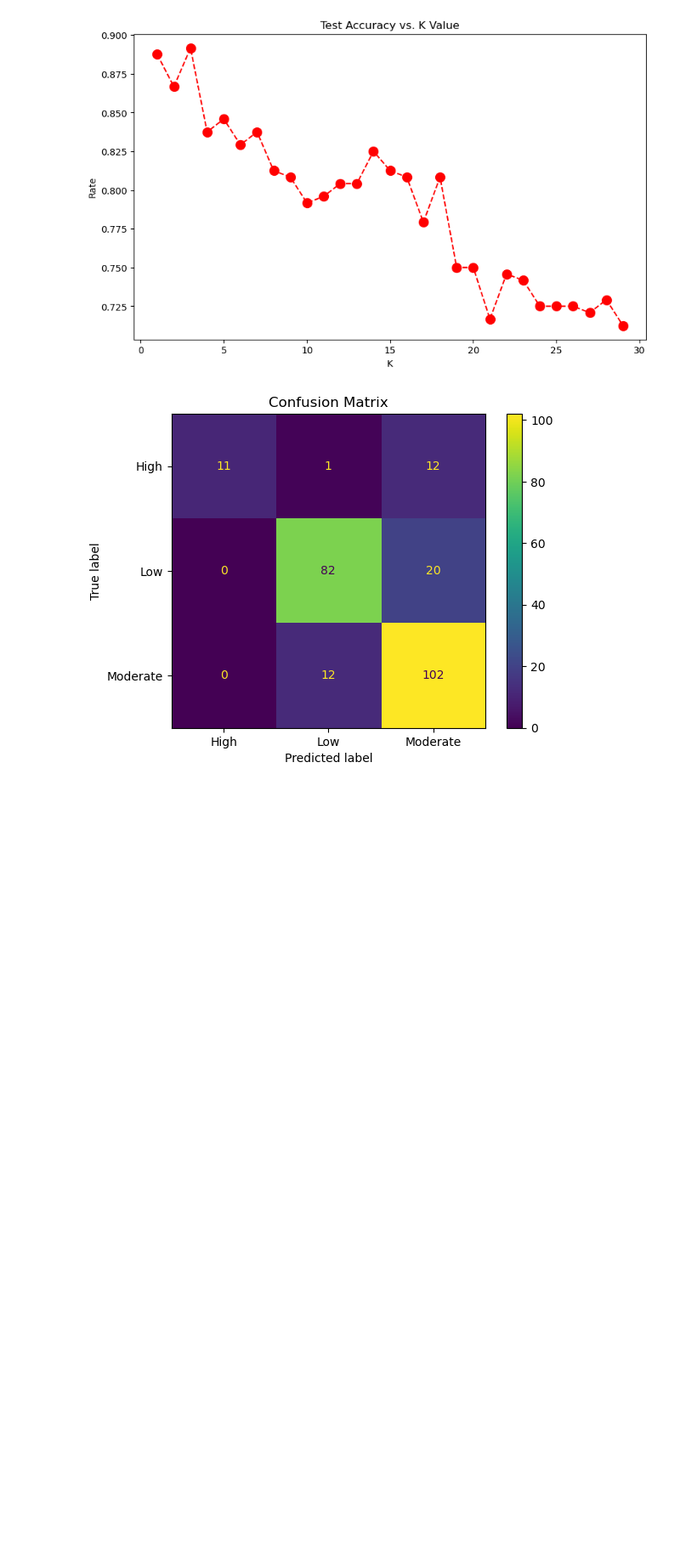
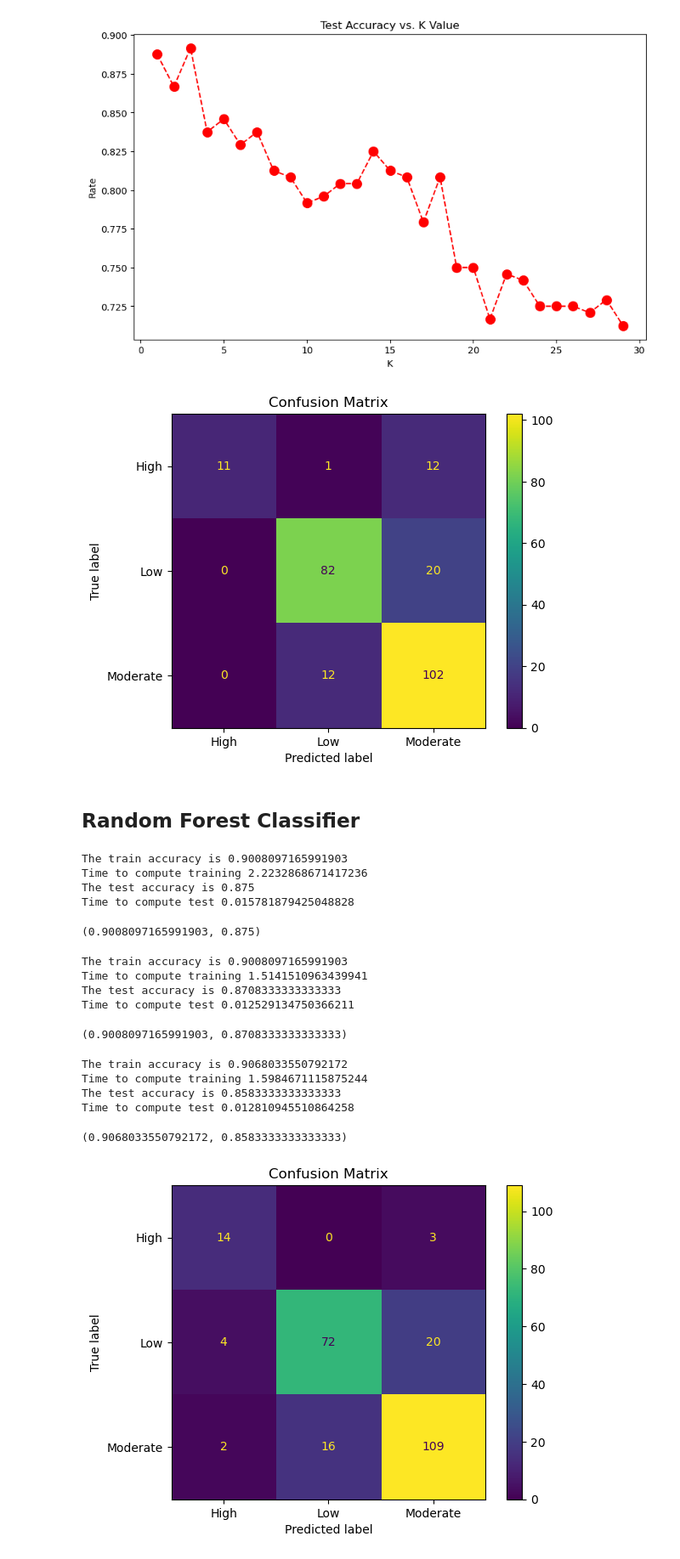
Before and after one commit to besteguney/EEE485, a Jupyter notebook: main.py.ipynb, the cells around one changed output. Shown at 85% size. Cells and saved outputs as stored; diff of their text form; code cells hidden in the pictures; blank space fills up the shorter version.

```diff
--- a/main.py.ipynb
+++ b/main.py.ipynb
@@ -582,3 +590,69 @@ plt.title("Confusion Matrix")
 plt.show()
 # %% [output]
 [figure]
+# %% [markdown]
+## Random Forest Classifier
+# %%
+def test_train_accuracy_random_forest(model, xtrain, ytrain, xtest, ytest):
+    ## Accuracy in training
+    start = time.time()
+    model.fit(xtrain, ytrain)
+    ypredict = model.predict(xtrain)
+    train_accuracy = model.accuracy(ypredict, ytrain)
+    print(f'The train accuracy is {train_accuracy}')
+
+    end = time.time()
+    print(f'Time to compute training {end - start}')
+
+    start = time.time()
+
+    ypredict = model.predict(xtest)
+    test_accuracy = model.accuracy(ypredict, ytest)
+    print(f'The test accuracy is {test_accuracy}')
+
+    end = time.time()
+    print(f'Time to compute test {end - start}')
+    return train_accuracy, test_accuracy
+# %%
+random_forest = RandomForest(n_trees=10)
+test_train_accuracy_random_forest(random_forest, xtrain, ytrain, xtest, ytest)
+# %% [output]
+The train accuracy is 0.9008097165991903
+Time to compute training 2.2232868671417236
+The test accuracy is 0.875
+Time to compute test 0.015781879425048828
+(0.9008097165991903, 0.875)
+# %%
+random_forest2 = RandomForest(n_trees=10, mode=2)
+test_train_accuracy_random_forest(random_forest2, xtrain, ytrain, xtest, ytest)
+# %% [output]
+The train accuracy is 0.9008097165991903
+Time to compute training 1.5141510963439941
+The test accuracy is 0.8708333333333333
+Time to compute test 0.012529134750366211
+(0.9008097165991903, 0.8708333333333333)
+# %%
+# Testing the smoted data
+x_train_smote = xtrain_smote.astype(int)
+y_train_smote = ytrain_smote.astype(int)
+x_test_smote = xtest_smote.astype(int)
+y_test_smote = ytest_smote.astype(int)
+test_train_accuracy_random_forest(random_forest, x_train_smote, y_train_smote, x_test_smote, y_test_smote)
+# %% [output]
+The train accuracy is 0.9068033550792172
+Time to compute training 1.5984671115875244
+The test accuracy is 0.8583333333333333
+Time to compute test 0.012810945510864258
+(0.9068033550792172, 0.8583333333333333)
+# %%
+# Drawing the confusion matrix
+from sklearn.metrics import ConfusionMatrixDisplay
+
+random_forest.fit(xtrain, ytrain)
+ypredict = random_forest.predict(xtest)
+disp = ConfusionMatrixDisplay(precision_recall(ypredict, ytest).values.T, display_labels=["High","Low","Moderate"])
+disp.plot()
+plt.title("Confusion Matrix")
+plt.show()
+# %% [output]
+[figure, added]
```
Also changed, not shown: parts of 19 cells of this notebook, 2 other files.
